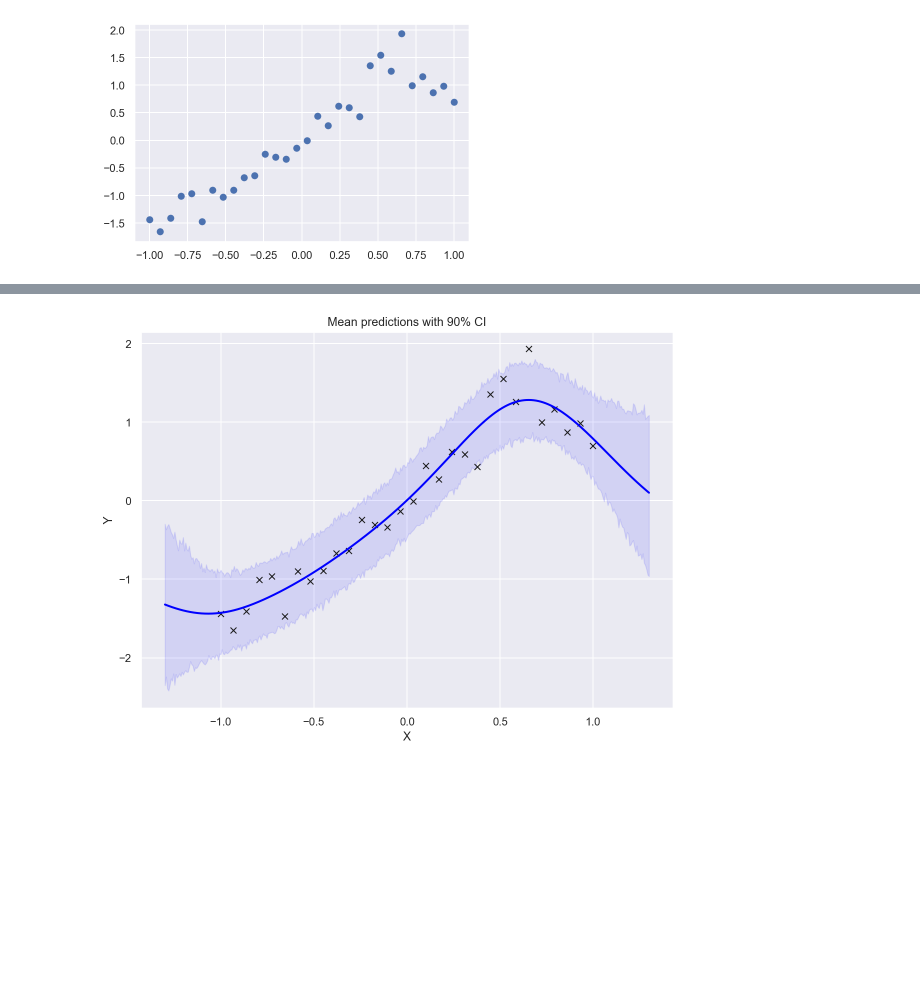
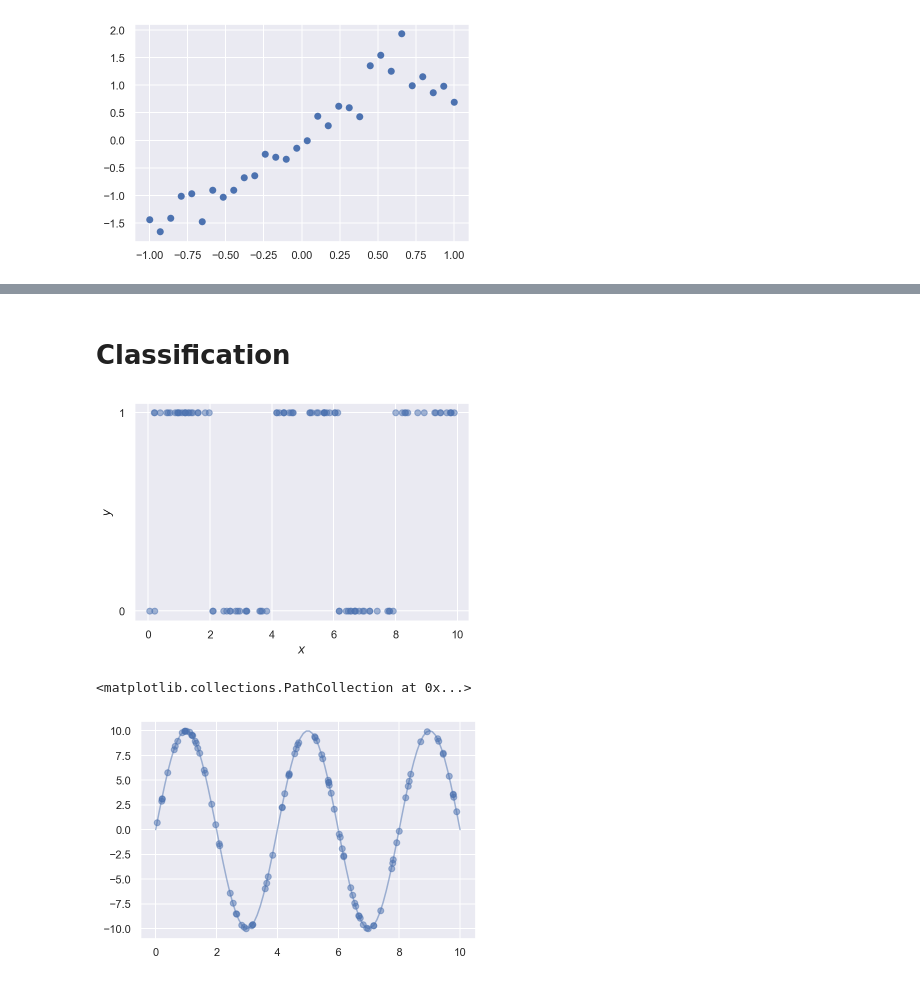
Before and after one commit to AurelienNioche/TransformedGP, a Jupyter notebook: numpyro-gp-demo.ipynb, the cells around one changed output, grey strips where cells are left out. Saved outputs shown, nothing was run; the diff lists cells and outputs as text; code cells hidden in the pictures; blank space fills up the shorter version.

```diff
--- a/numpyro-gp-demo.ipynb
+++ b/numpyro-gp-demo.ipynb
@@ -230,13 +149,27 @@ percentiles = np.percentile(predictions, [5.0, 95.0], axis=0)
-# %%
-# make plots
-fig, ax = plt.subplots(figsize=(8, 6), constrained_layout=True)
-
-# plot training data
-ax.plot(X, Y, 'kx')
-# plot 90% confidence level of predictions
-ax.fill_between(X_test, percentiles[0, :], percentiles[1, :], color='blue', alpha=0.1)
-# plot mean prediction
-ax.plot(X_test, mean_prediction, 'blue', ls='solid', lw=2.0)
-ax.set(xlabel="X", ylabel="Y", title="Mean predictions with 90% CI");
-# %% [output]
-[figure, removed]
+# %% [markdown]
+# Classification
+# %%
+np.random.seed(0)
+
+def true_f(x):
+    return jnp.sin(x * jnp.pi * 0.5) * 10
+
+n = 100
+x = jnp.array(np.sort(np.random.uniform(0, 10, n)))
+f = true_f(x)
+y = jnp.array(scipy.stats.bernoulli.rvs(jax.scipy.special.expit(f)))
+
+plt.scatter(x, y, alpha=0.5)
+plt.xlabel('$x$')
+plt.ylabel('$y$')
+plt.yticks([0, 1]);
+# %% [output]
+[figure, added]
+# %%
+fig, ax = plt.subplots()
+x_plot = np.linspace(0, 10, 100)
+ax.plot(x_plot, true_f(x_plot), alpha=0.5)
+ax.scatter(x, f, alpha=0.5)
+# %% [output]
+<matplotlib.collections.PathCollection at 0x...>
+[figure, added]
```
Also changed, not shown: parts of 31 cells of this notebook, 7 other files.
